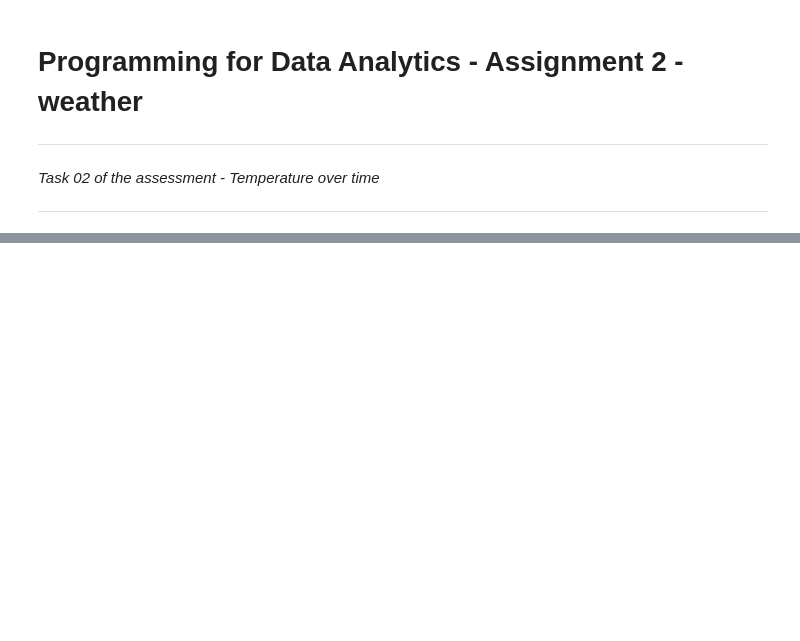
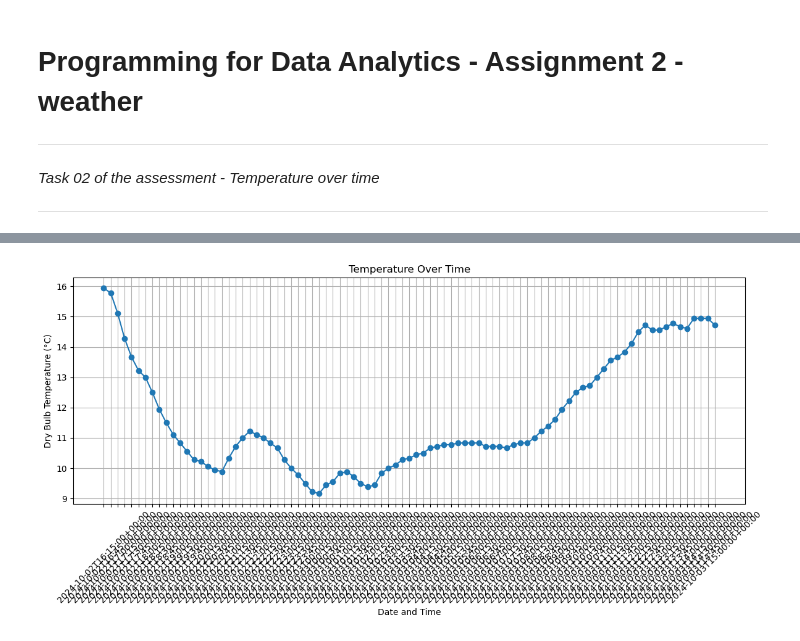
Before and after one commit to mondbr/PFDA_assignments, a Jupyter notebook: assignment2-weather.ipynb, the cells around one changed output, grey strips where cells are left out. Saved outputs shown, nothing was run; the diff lists cells and outputs as text; code cells hidden in the pictures; blank space fills up the shorter version.

Commit message:
importing libraries and creating a plot

```diff
--- a/assignment2-weather.ipynb
+++ b/assignment2-weather.ipynb
@@ -43,0 +7,19 @@ df = pd.read_csv()
+# %%
+import pandas as pd
+import matplotlib.pyplot as plt
+import numpy as np
+
+df = pd.read_csv("https://raw.githubusercontent.com/mondbr/PFDA_assignments/refs/heads/main/data_files/weatherreadings1.csv")
+print(df[['reportEndDateTime','dryBulbTemperature_Celsius']]) #double brackets to select muliple columns
+
+
+plt.figure(figsize=(12, 6))
+plt.plot(df['reportEndDateTime'], df['dryBulbTemperature_Celsius'], marker='o', linestyle='-')
+plt.title('Temperature Over Time')
+plt.xlabel('Date and Time')
+plt.ylabel('Dry Bulb Temperature (°C)')
+plt.xticks(rotation=45)
+plt.grid()
+plt.tight_layout()
+plt.show()
+# %% [output]
@@ -43,0 +40 @@ df = pd.read_csv()
+[figure, added]
```
Also changed, not shown: parts of 3 cells of this notebook.
